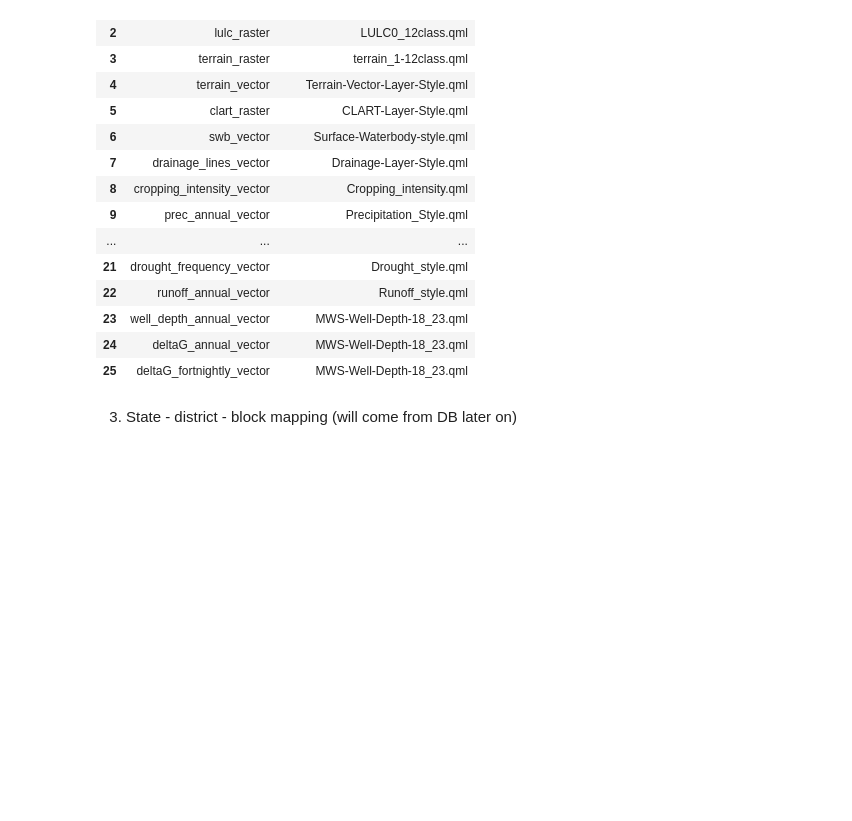
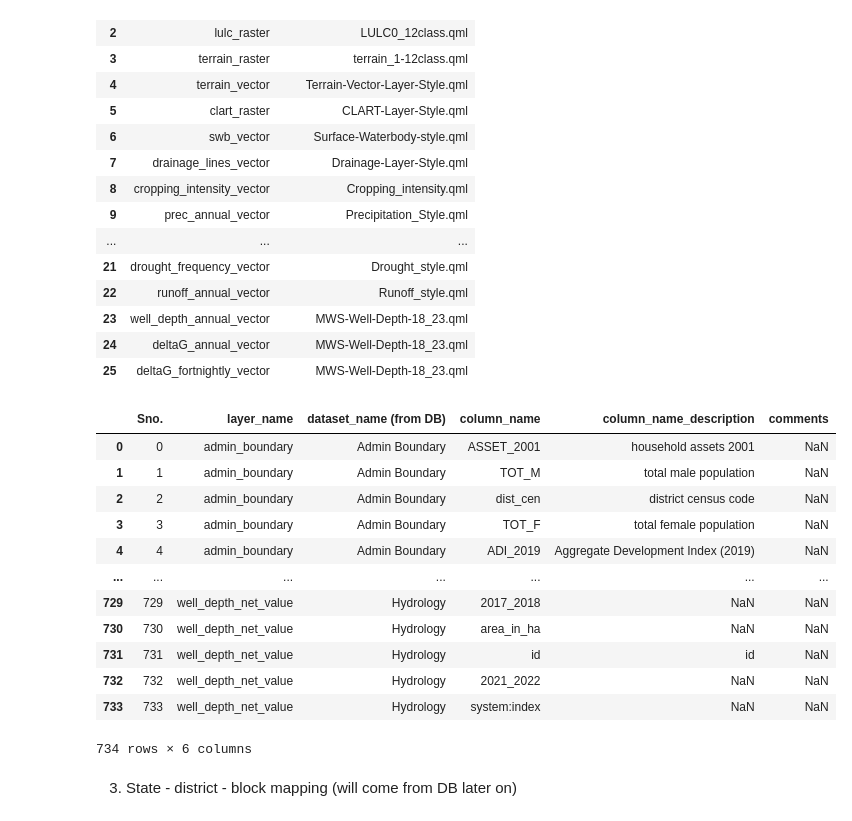
Before and after one commit to Nirzaree/STAC-spec, a Jupyter notebook: notebooks/generate_stac_refactored.ipynb, the cells around one changed output. Saved outputs shown, nothing was run; the diff lists cells and outputs as text; code cells hidden in the pictures; blank space fills up the shorter version.

Commit message:
added column descriptions table to the refactored flow

```diff
--- a/notebooks/generate_stac_refactored.ipynb
+++ b/notebooks/generate_stac_refactored.ipynb
@@ -34,3 +34,7 @@ from pystac.extensions.projection import ProjectionExtension
 # %%
 base_dir="../data/"
 corestack_dir = os.path.join(base_dir, 'CorestackCatalogs')
+# %%
+vector_desc_df = pd.read_csv('../data/column_descriptions.csv')
+# %%
+vector_desc_df.rename(columns={'column_name_description' :  'column_description'},inplace=True)
@@ -113,6 +121,22 @@ layernames_stylefiles_df
 | 23 | well_depth_annual_vector | MWS-Well-Depth-18_23.qml |
 | 24 | deltaG_annual_vector | MWS-Well-Depth-18_23.qml |
 | 25 | deltaG_fortnightly_vector | MWS-Well-Depth-18_23.qml |
+# %%
+vector_desc_df
+# %% [output]
+|  | Sno. | layer_name | dataset_name (from DB) | column_name | column_name_description | comments |
+| 0 | 0 | admin_boundary | Admin Boundary | ASSET_2001 | household assets 2001 | NaN |
+| 1 | 1 | admin_boundary | Admin Boundary | TOT_M | total male population | NaN |
+| 2 | 2 | admin_boundary | Admin Boundary | dist_cen | district census code | NaN |
+| 3 | 3 | admin_boundary | Admin Boundary | TOT_F | total female population | NaN |
+| 4 | 4 | admin_boundary | Admin Boundary | ADI_2019 | Aggregate Development Index (2019) | NaN |
+| ... | ... | ... | ... | ... | ... | ... |
+| 729 | 729 | well_depth_net_value | Hydrology | 2017_2018 | NaN | NaN |
+| 730 | 730 | well_depth_net_value | Hydrology | area_in_ha | NaN | NaN |
+| 731 | 731 | well_depth_net_value | Hydrology | id | id | NaN |
+| 732 | 732 | well_depth_net_value | Hydrology | 2021_2022 | NaN | NaN |
+| 733 | 733 | well_depth_net_value | Hydrology | system:index | NaN | NaN |
+734 rows × 6 columns
 # %% [markdown]
 3. State - district - block mapping (will come from DB later on)
 # %%
```
Also changed, not shown: parts of 6 cells of this notebook, 2 other files.
